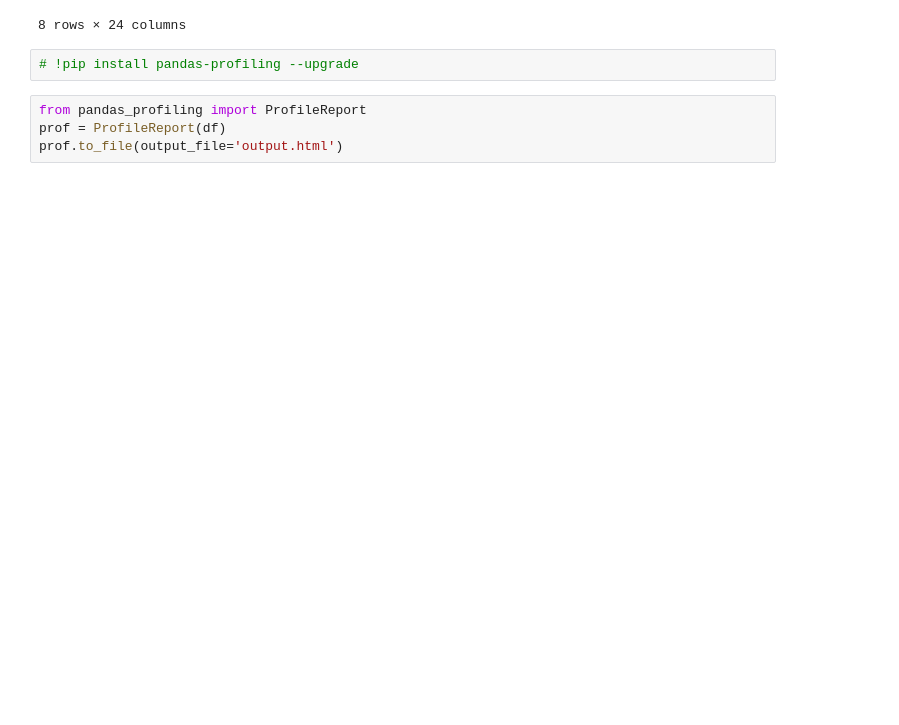
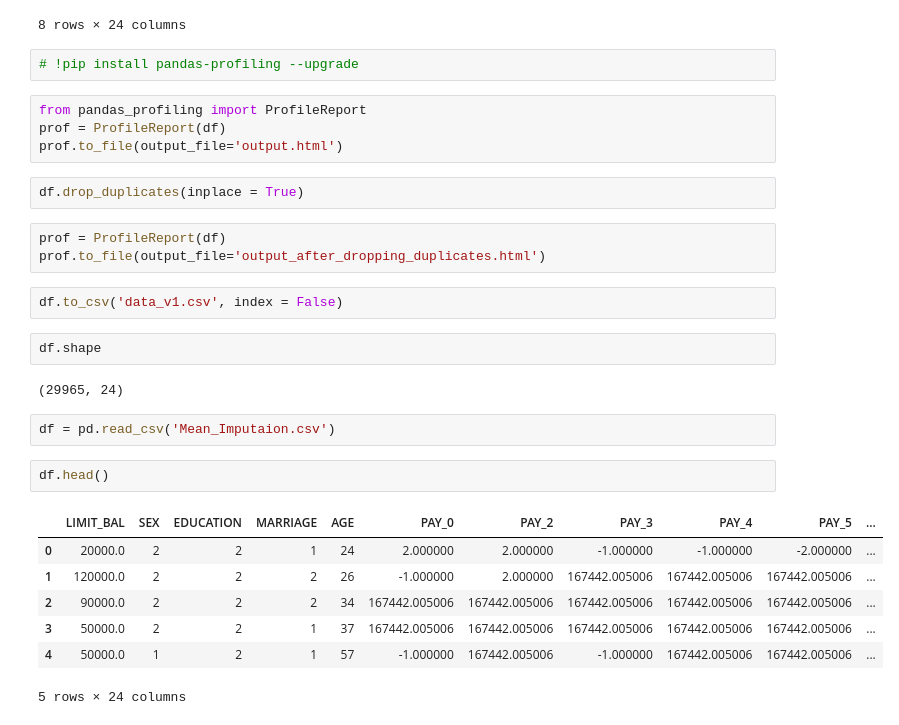
Before and after one commit to McahineLearning/CreditCardFraud, a Jupyter notebook: Analysis.ipynb, the cells around one changed output. Saved outputs shown, nothing was run; the diff lists cells and outputs as text; blank space fills up the shorter version.

```diff
--- a/Analysis.ipynb
+++ b/Analysis.ipynb
@@ -35,3 +35,26 @@ df.describe()
 from pandas_profiling import ProfileReport
 prof = ProfileReport(df)
 prof.to_file(output_file='output.html')
+# %%
+df.drop_duplicates(inplace = True)
+# %%
+prof = ProfileReport(df)
+prof.to_file(output_file='output_after_dropping_duplicates.html')
+# %%
+df.to_csv('data_v1.csv', index = False)
+# %%
+df.shape
+# %% [output]
+(29965, 24)
+# %%
+df = pd.read_csv('Mean_Imputaion.csv')
+# %%
+df.head()
+# %% [output]
+|  | LIMIT_BAL | SEX | EDUCATION | MARRIAGE | AGE | PAY_0 | PAY_2 | PAY_3 | PAY_4 | PAY_5 | ... |
+| 0 | 20000.0 | 2 | 2 | 1 | 24 | 2.000000 | 2.000000 | -1.000000 | -1.000000 | -2.000000 | ... |
+| 1 | 120000.0 | 2 | 2 | 2 | 26 | -1.000000 | 2.000000 | 167442.005006 | 167442.005006 | 167442.005006 | ... |
+| 2 | 90000.0 | 2 | 2 | 2 | 34 | 167442.005006 | 167442.005006 | 167442.005006 | 167442.005006 | 167442.005006 | ... |
+| 3 | 50000.0 | 2 | 2 | 1 | 37 | 167442.005006 | 167442.005006 | 167442.005006 | 167442.005006 | 167442.005006 | ... |
+| 4 | 50000.0 | 1 | 2 | 1 | 57 | -1.000000 | 167442.005006 | -1.000000 | 167442.005006 | 167442.005006 | ... |
+5 rows × 24 columns
```
